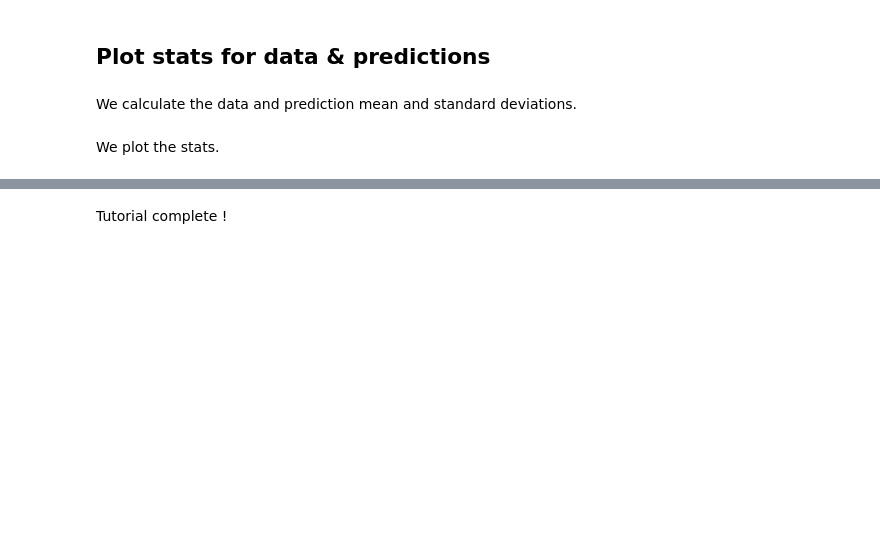
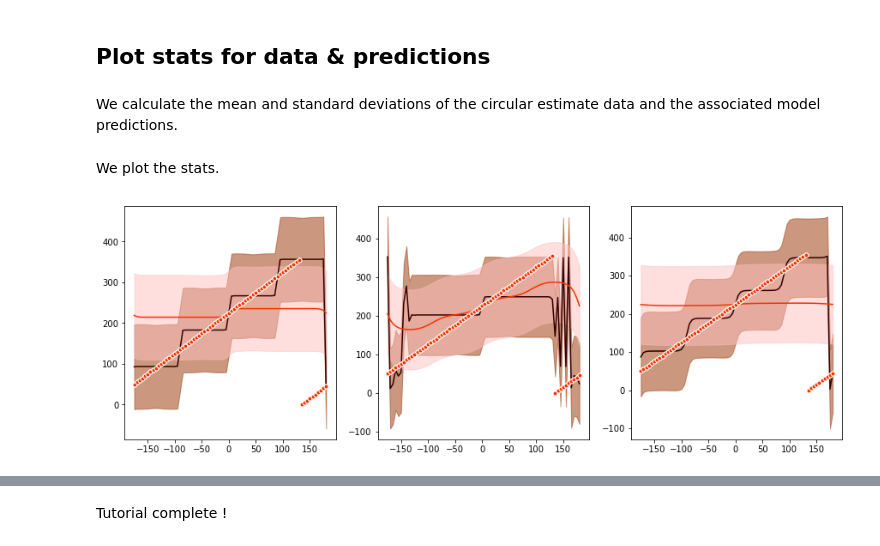
Before and after one commit to inference-org/bsfit, a Jupyter notebook: tutorials/cardinal_bayes/fit.ipynb, the cells around one changed output, grey strips where cells are left out. Cells and saved outputs as stored; diff of their text form; code cells hidden in the pictures; blank space fills up the shorter version.

Commit message:
Add tutorial cardinal bayesian model

```diff
--- a/tutorials/cardinal_bayes/fit.ipynb
+++ b/tutorials/cardinal_bayes/fit.ipynb
@@ -30,0 +67,11 @@ predictions data: dict_keys(['PestimateGivenModel', 'map', 'conditions', 'predic
+# %%
+# instantiate the model
+model = CardinalBayes(
+    initial_params=INIT_P,
+    prior_shape=PRIOR_SHAPE,
+    prior_mode=PRIOR_MODE,
+    readout=READOUT
+    )
+
+# train the model
+model = model.fit(dataset=train_dataset)
@@ -30,0 +123,4 @@ predictions data: dict_keys(['PestimateGivenModel', 'map', 'conditions', 'predic
+# %%
+# get the model's predictions
+output = model.predict(test_dataset, granularity="mean")
+print("\nprediction attributes:", list(output.keys()))
@@ -31,6 +133,27 @@ predictions data: dict_keys(['PestimateGivenModel', 'map', 'conditions', 'predic
 # %% [markdown]
 ## Plot stats for data & predictions
 # %% [markdown]
-We calculate the data and prediction mean and standard deviations.
+We calculate the mean and standard deviations of the circular estimate data and the associated model predictions.
+# %%
+# get the statistics of the data
+estimate = test_dataset[1]
+output = get_data_stats(estimate, output)
+
+# get the statistics of the model's prediction
+output = get_prediction_stats(output)
 # %% [markdown]
 We plot the stats.
+# %%
+# plot
+plt.figure(figsize=(15,5))
+plot_mean(
+    output["data_mean"],
+    output["data_std"],
+    output["prediction_mean"],
+    output["prediction_std"],
+    output["conditions"],
+    prior_mode=PRIOR_MODE,
+    centering=CENTERING,
+)
+# %% [output]
+[figure, added]
```
Also changed, not shown: parts of 27 cells of this notebook, 1 other file.
